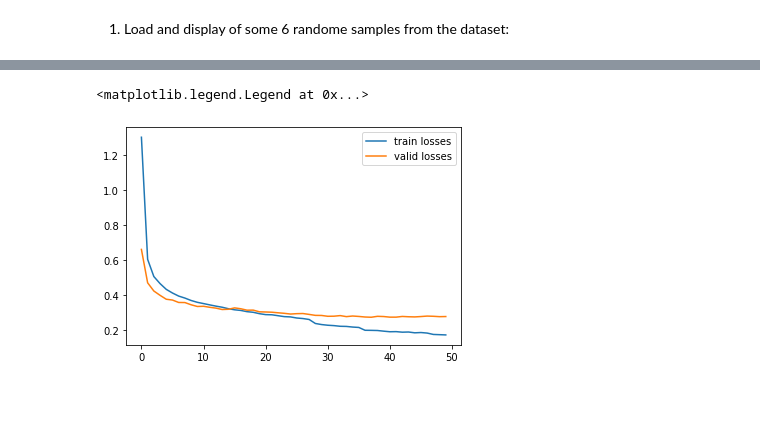
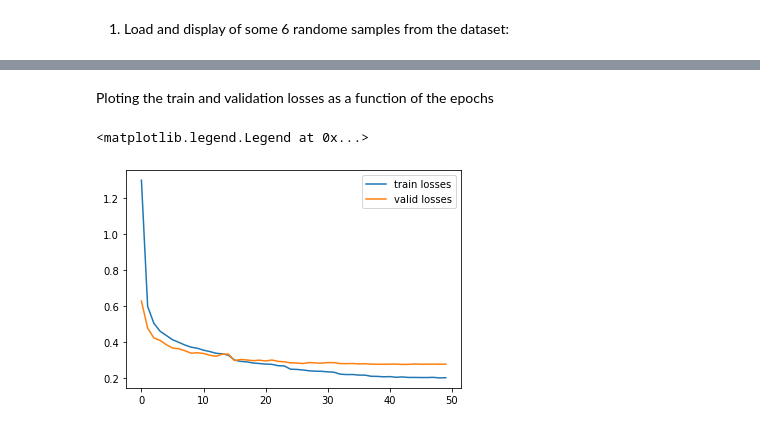
Before and after one commit to ynahum/dl_hw, a Jupyter notebook: hw2/ee046211_hw2_034462796_204034953.ipynb, the cells around one changed output, grey strips where cells are left out. Saved outputs shown, nothing was run; the diff lists cells and outputs as text; code cells hidden in the pictures; blank space fills up the shorter version.

Commit message:
hw2 T2 s2 update plots and stats

```diff
--- a/hw2/ee046211_hw2_034462796_204034953.ipynb
+++ b/hw2/ee046211_hw2_034462796_204034953.ipynb
@@ -576,8 +576,9 @@ test_dataset = datasets.FashionMNIST(
 n_samples = 6
 sample_loader = torch.utils.data.DataLoader(valid_dataset, batch_size=n_samples, shuffle=True)
 data_iter = iter(sample_loader)
-images, labels = data_iter.next()
-sampled_imgs = images.numpy()
+sampled_images, sampled_labels = data_iter.next()
+sampled_imgs_np = sampled_images.numpy()
+sampled_labels_np = sampled_labels.numpy()
 
 def plot_samples(samples, labels, predictions=None):
   fig = plt.figure(figsize=(15 ,15))
@@ -585,12 +586,11 @@ def plot_samples(samples, labels, predictions=None):
 
   for i, ax in enumerate(axes.flat):
       ax.imshow(samples[i, 0, :, :], interpolation='none', cmap='gray')
-
-      xlabel = str(labels[i].numpy())
-      title = f"Ground Truth: {xlabel}"
-      if predictions != None:
-        xpred = str(predictions[i])
-        title += f"\nPrediction: {xpred}"
+      xlabel = str(labels[i])
+      title = f"GT: {xlabel}"
+      if np.any(predictions) != None:
+        xpred = str(np.argmax(predictions[i]))
+        title += f", P: {xpred}"
       ax.set_title(title)
       ax.set_xlabel(xlabel)
       ax.set_xticks([])
@@ -599,5 +599,5 @@ def plot_samples(samples, labels, predictions=None):
 
   plt.show()
 
-plot_samples(sampled_imgs,labels)
+plot_samples(sampled_imgs_np, sampled_labels_np)
 # %% [output]
@@ -656,10 +658,10 @@ class MyMLP(nn.Module):
                 # pick initialzation: https://pytorch.org/docs/stable/nn.init.html
                 # examples
                 # nn.init.kaiming_normal_(m.weight, mode='fan_out', nonlinearity='relu')
-                # nn.init.kaiming_normal_(m.weight, mode='fan_in', nonlinearity='leaky_relu', a=math.sqrt(5))
+                if self.params['weights_init'] != 'kaiming_normal_fan_in_lrelu':
+                  nn.init.kaiming_normal_(m.weight, mode='fan_in', nonlinearity='leaky_relu', a=math.sqrt(5))
                 # nn.init.normal_(m.weight, 0, 0.005)
                 # don't forget the bias term (m.bias)
-                pass
 
     def forward(self, x):
         x = x.view(x.shape[0],-1)
@@ -863,8 +876,9 @@ epoch: 49 train_loss: 0.17406 validation loss:0.27886 test accuracy: 89.6%
+# %% [markdown]
+Ploting the train and validation losses as a function of the epochs
 # %%
-#!rm accuracy_*
-plt.plot(epochs_train_losses, label='train losses')
-plt.plot(epochs_valid_losses, label='valid losses')
+plt.plot(train_losses, label='train losses')
+plt.plot(valid_losses, label='valid losses')
 plt.legend()
 # %% [output]
 <matplotlib.legend.Legend at 0x...>
-[figure, old version]
+[figure, new version]
```
Also changed, not shown: parts of 10 cells of this notebook.
